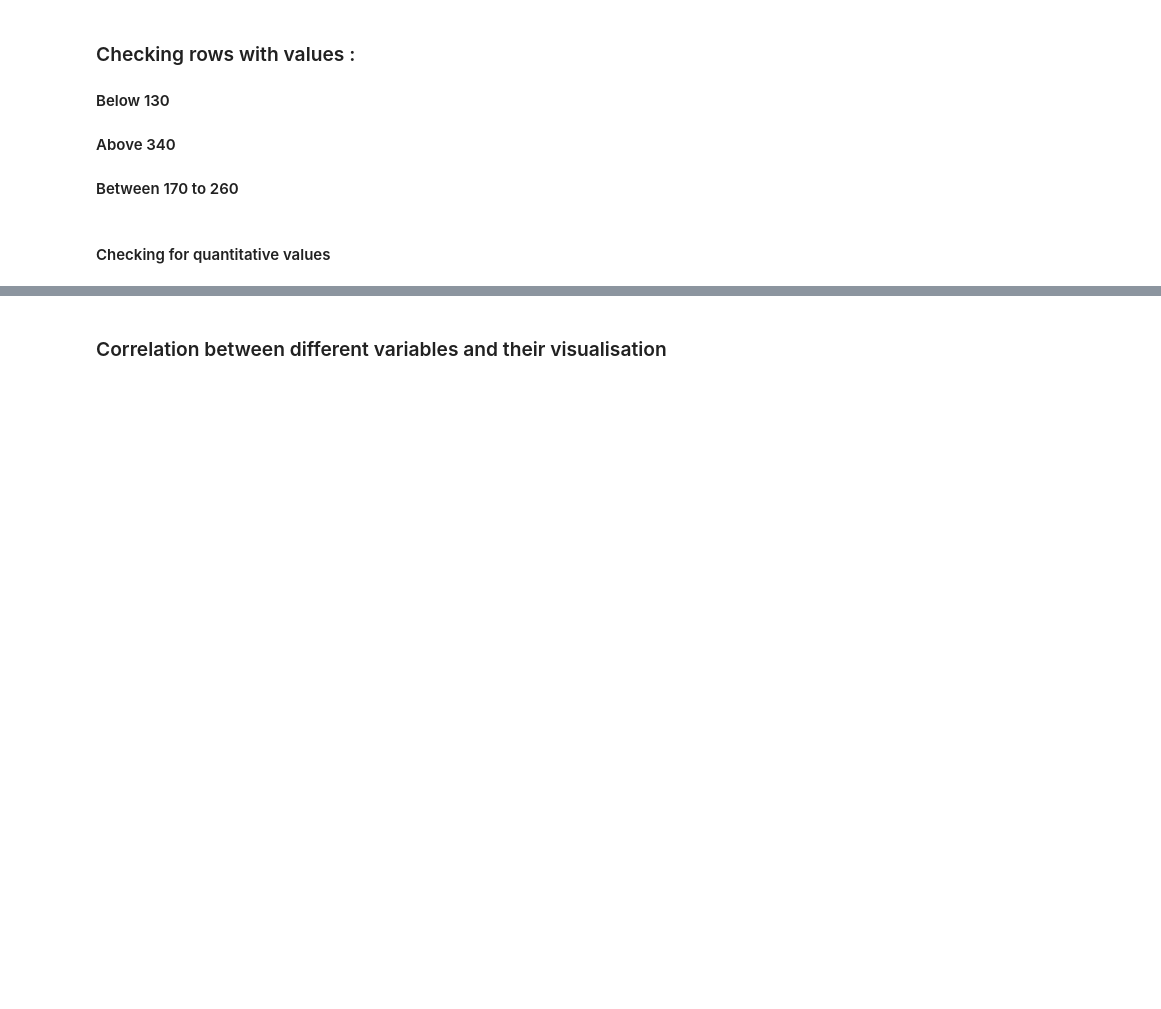
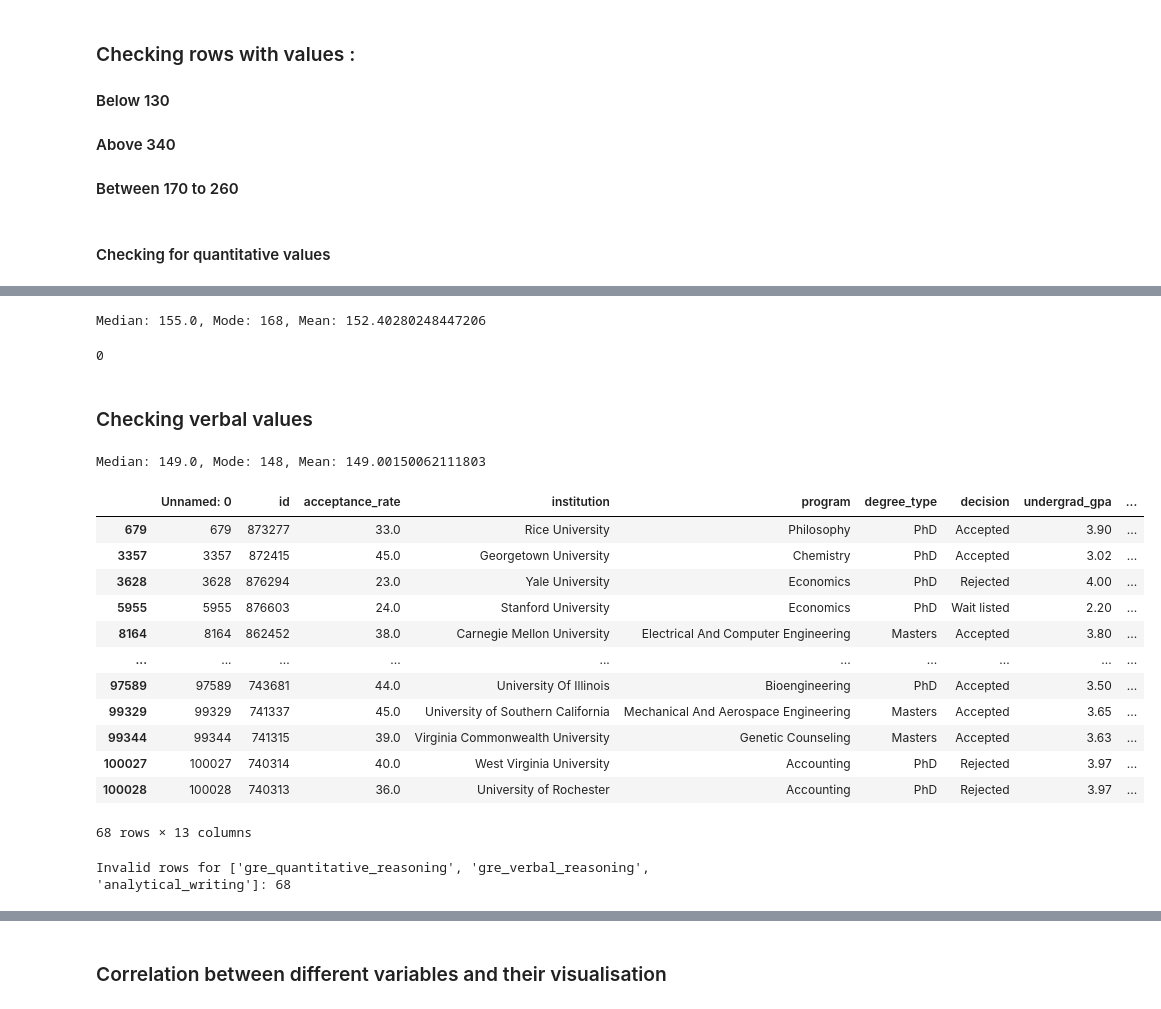
Before and after one commit to Masoodjr/ML_Project, a Jupyter notebook: ai_ml/notebooks/exploratory_analysis.ipynb, the cells around one changed output, grey strips where cells are left out. Saved outputs shown, nothing was run; the diff lists cells and outputs as text; code cells hidden in the pictures; blank space fills up the shorter version.

```diff
--- a/ai_ml/notebooks/exploratory_analysis.ipynb
+++ b/ai_ml/notebooks/exploratory_analysis.ipynb
@@ -321,0 +232,74 @@ df['analytical_writing'] = pd.to_numeric(df['analytical_writing'], errors = 'coe
+# %%
+# Step 1: Get indices of rows where GRE score is missing or invalid
+target_mask = (df['gre_quantitative_reasoning'].isna()) | (df['gre_quantitative_reasoning'] == 0)
+target_indices = df[target_mask].index
+missing_count = len(target_indices)  # Update count based on actual target rows
+
+# Step 2–4: Generate tiered imputed values
+low_pct = 0.40
+mid_pct = 0.20
+high_pct = 0.40
+
+low_count = int(low_pct * missing_count)
+mid_count = int(mid_pct * missing_count)
+high_count = missing_count - low_count - mid_count  # ensure total matches
+
+low_vals = np.random.uniform(130, 140, low_count)
+mid_vals = np.random.uniform(140, 160, mid_count)
+high_vals = np.random.uniform(165, 170, high_count)
+
+combined_vals = np.concatenate([low_vals, mid_vals, high_vals])
+rounded_vals = np.round(combined_vals)
+rounded_vals[rounded_vals == 130] = 131
+
+# Step 5: Assign back
+df.loc[target_indices, 'gre_quantitative_reasoning'] = rounded_vals
+# %%
+median_val = df[list_of_gre_columns[0]].median()
+mode_val = df[list_of_gre_columns[0]].mode()[0]  # mode() returns a Series
+mean_val = df[list_of_gre_columns[0]].mean()
+
+print(f"Median: {median_val}, Mode: {mode_val}, Mean: {mean_val}")
+# %% [output]
+Median: 155.0, Mode: 168, Mean: 152.40280248447206
+# %%
+df['gre_quantitative_reasoning'].isna().sum()
+# %% [output]
+0
+# %% [markdown]
+### Checking verbal values
+# %%
+median_val = df[list_of_gre_columns[1]].median()
+mode_val = df[list_of_gre_columns[1]].mode()[0]  # mode() returns a Series
+mean_val = df[list_of_gre_columns[1]].mean()
+
+print(f"Median: {median_val}, Mode: {mode_val}, Mean: {mean_val}")
+# %% [output]
+Median: 149.0, Mode: 148, Mean: 149.00150062111803
+# %%
+df.loc[(df[list_of_gre_columns[1]] > 340) | (df[list_of_gre_columns[1]] < 130) | ((df[list_of_gre_columns[1]] > 170) & (df[list_of_gre_columns[0]] < 340))]
+# %% [output]
+|  | Unnamed: 0 | id | acceptance_rate | institution | program | degree_type | decision | undergrad_gpa | ... |
+| 679 | 679 | 873277 | 33.0 | Rice University | Philosophy | PhD | Accepted | 3.90 | ... |
+| 3357 | 3357 | 872415 | 45.0 | Georgetown University | Chemistry | PhD | Accepted | 3.02 | ... |
+| 3628 | 3628 | 876294 | 23.0 | Yale University | Economics | PhD | Rejected | 4.00 | ... |
+| 5955 | 5955 | 876603 | 24.0 | Stanford University | Economics | PhD | Wait listed | 2.20 | ... |
+| 8164 | 8164 | 862452 | 38.0 | Carnegie Mellon University | Electrical And Computer Engineering | Masters | Accepted | 3.80 | ... |
+| ... | ... | ... | ... | ... | ... | ... | ... | ... | ... |
+| 97589 | 97589 | 743681 | 44.0 | University Of Illinois | Bioengineering | PhD | Accepted | 3.50 | ... |
+| 99329 | 99329 | 741337 | 45.0 | University of Southern California | Mechanical And Aerospace Engineering | Masters | Accepted | 3.65 | ... |
+| 99344 | 99344 | 741315 | 39.0 | Virginia Commonwealth University | Genetic Counseling | Masters | Accepted | 3.63 | ... |
+| 100027 | 100027 | 740314 | 40.0 | West Virginia University | Accounting | PhD | Rejected | 3.97 | ... |
+| 100028 | 100028 | 740313 | 36.0 | University of Rochester | Accounting | PhD | Rejected | 3.97 | ... |
+68 rows × 13 columns
+# %%
+rows_above_340_gre_verbal_reasoning = (
+    (df[list_of_gre_columns[1]] > 340) |
+    (df[list_of_gre_columns[1]] < 130) |
+    ((df[list_of_gre_columns[1]] > 170) &
+    (df[list_of_gre_columns[1]] < 340))  # This overlaps with < 130 and < 170
+).sum()
+
+print(f"Invalid rows for {list_of_gre_columns}: {rows_above_340_gre_verbal_reasoning}")
+# %% [output]
+Invalid rows for ['gre_quantitative_reasoning', 'gre_verbal_reasoning', 'analytical_writing']: 68
```
Also changed, not shown: parts of 40 cells of this notebook, 2 other files.
